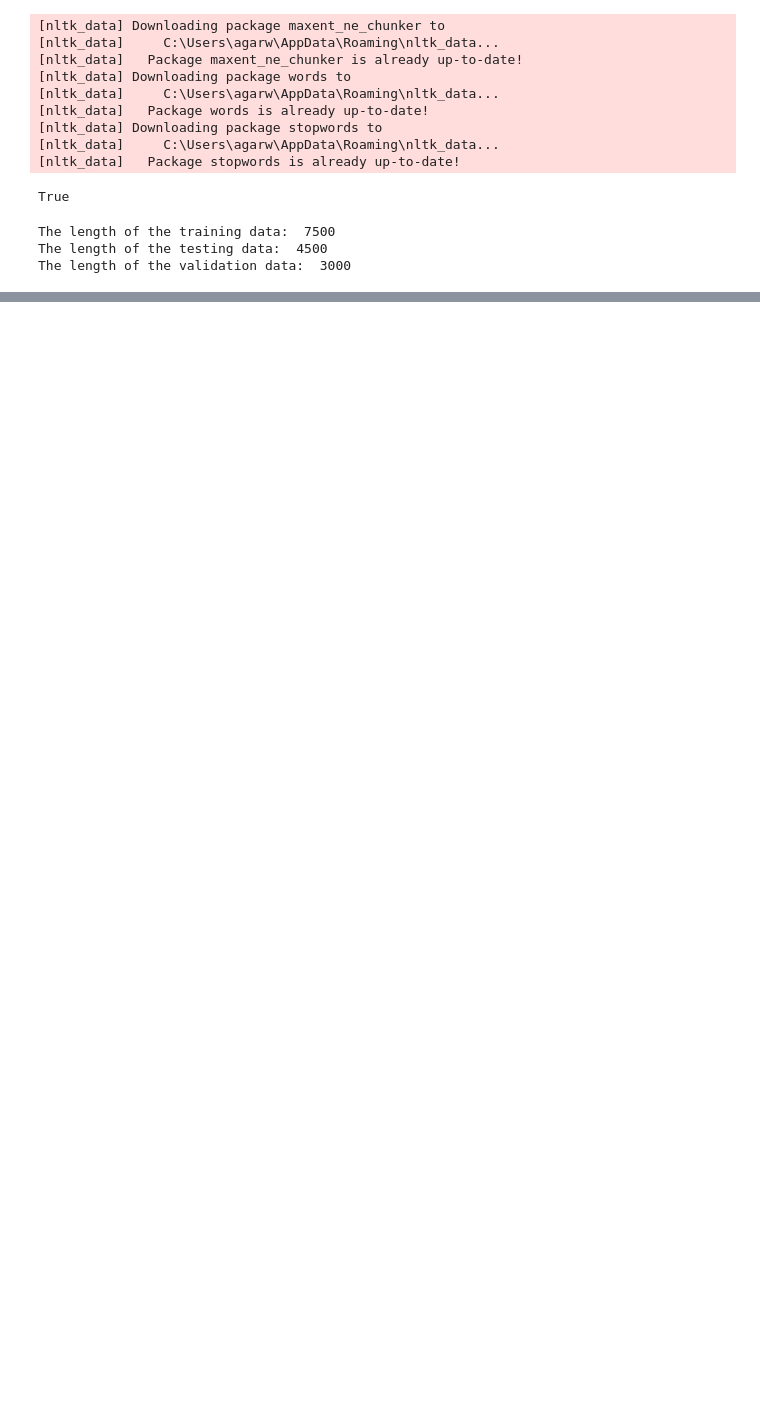
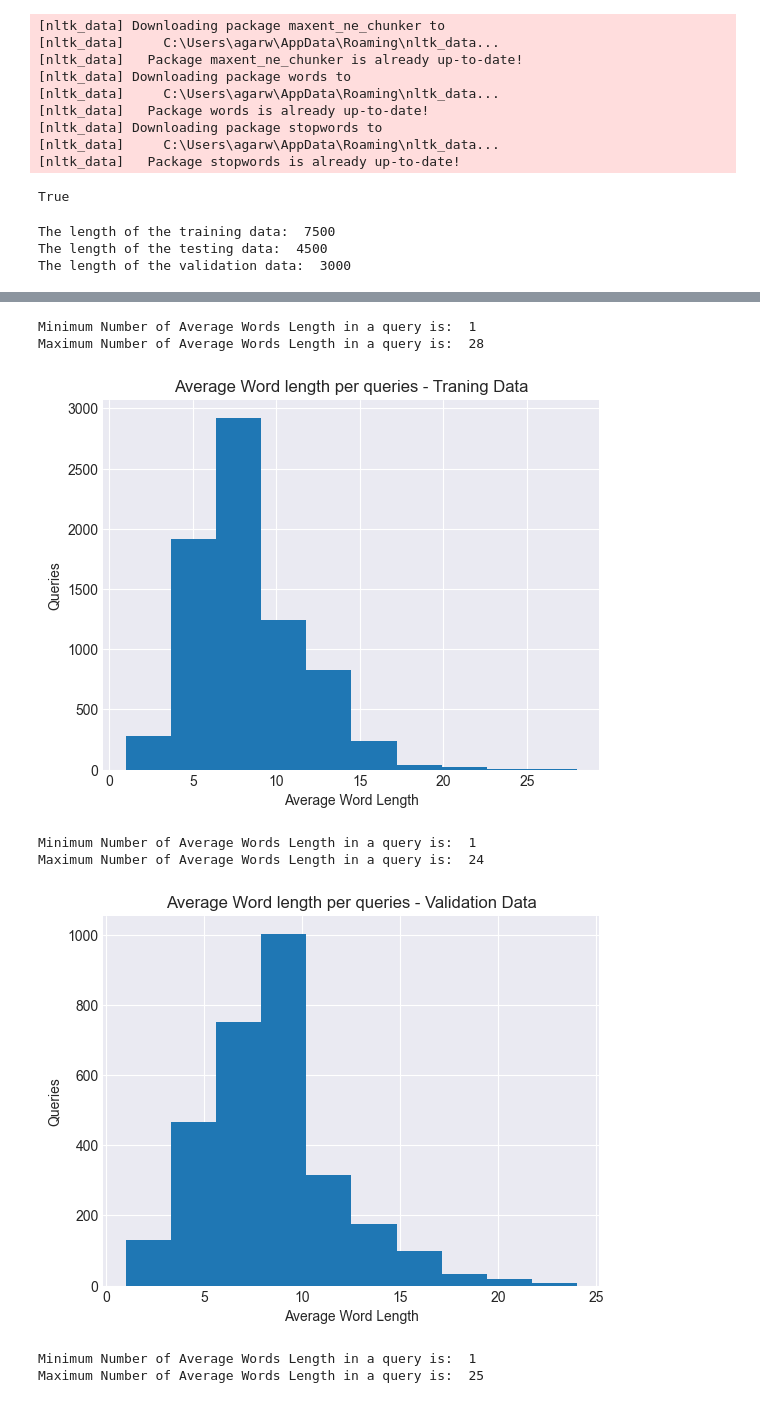
Before and after one commit to Mohitag94/MScDataScience_Project, a Jupyter notebook: preprocess_eda.ipynb, the cells around one changed output, grey strips where cells are left out. Cells and saved outputs as stored; diff of their text form; code cells hidden in the pictures; blank space fills up the shorter version.

```diff
--- a/preprocess_eda.ipynb
+++ b/preprocess_eda.ipynb
@@ -133,0 +225,13 @@ class eda():
+# %%
+eda_train.avg_word_len_per_query("Traning Data")
+eda_val.avg_word_len_per_query("Validation Data")
+eda_test.avg_word_len_per_query("Test Data")
+# %% [output]
+Minimum Number of Average Words Length in a query is:  1
+Maximum Number of Average Words Length in a query is:  28
+[figure, added]
+Minimum Number of Average Words Length in a query is:  1
+Maximum Number of Average Words Length in a query is:  24
+[figure, added]
+Minimum Number of Average Words Length in a query is:  1
+Maximum Number of Average Words Length in a query is:  25
```
Also changed, not shown: parts of 9 cells of this notebook, 1 other file.
